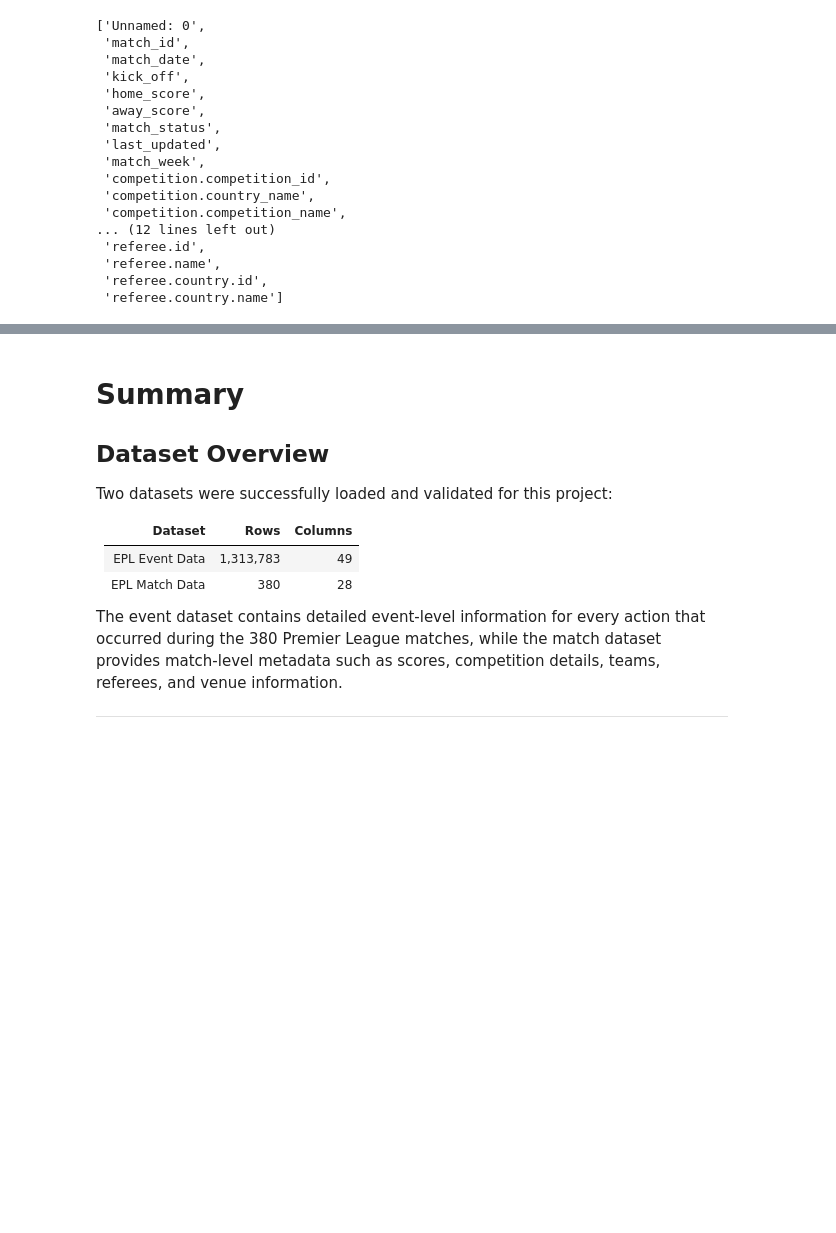
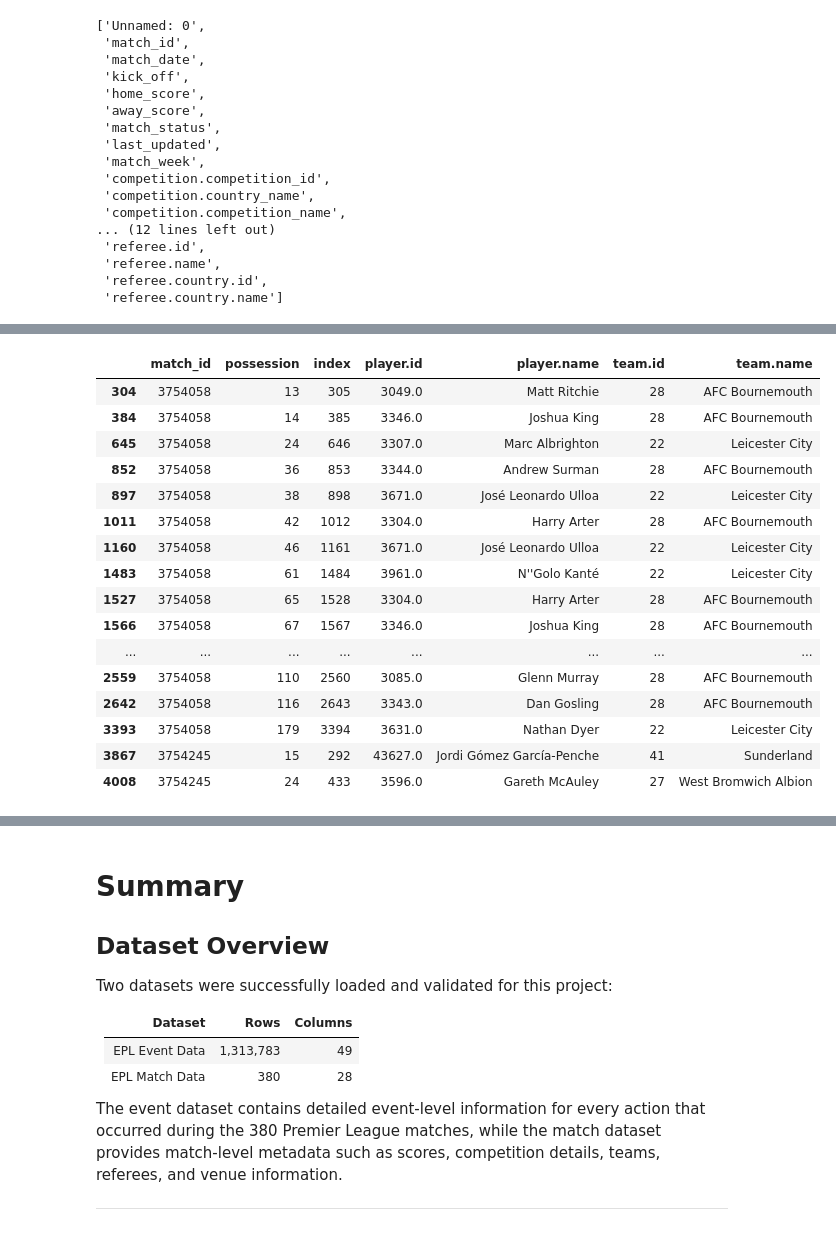
Before and after one commit to nagasantoshchavvakula/epl-foul-win-probability-model, a Jupyter notebook: notebooks/01_data_understanding.ipynb, the cells around one changed output, grey strips where cells are left out. Drawn from its saved outputs; the diff is of its cells as text; code cells hidden in the pictures; blank space fills up the shorter version.

```diff
--- a/notebooks/01_data_understanding.ipynb
+++ b/notebooks/01_data_understanding.ipynb
@@ -375,0 +409,30 @@ matches.columns.tolist()
+# %%
+events[
+    events["type.name"] == "Foul Won"
+][[
+    "match_id",
+    "possession",
+    "index",
+    "player.id",
+    "player.name",
+    "team.id",
+    "team.name"
+]].head(20)
+# %% [output]
+|  | match_id | possession | index | player.id | player.name | team.id | team.name |
+| 304 | 3754058 | 13 | 305 | 3049.0 | Matt Ritchie | 28 | AFC Bournemouth |
+| 384 | 3754058 | 14 | 385 | 3346.0 | Joshua King | 28 | AFC Bournemouth |
+| 645 | 3754058 | 24 | 646 | 3307.0 | Marc Albrighton | 22 | Leicester City |
+| 852 | 3754058 | 36 | 853 | 3344.0 | Andrew Surman | 28 | AFC Bournemouth |
+| 897 | 3754058 | 38 | 898 | 3671.0 | José Leonardo Ulloa | 22 | Leicester City |
+| 1011 | 3754058 | 42 | 1012 | 3304.0 | Harry Arter | 28 | AFC Bournemouth |
+| 1160 | 3754058 | 46 | 1161 | 3671.0 | José Leonardo Ulloa | 22 | Leicester City |
+| 1483 | 3754058 | 61 | 1484 | 3961.0 | N''Golo Kanté | 22 | Leicester City |
+| 1527 | 3754058 | 65 | 1528 | 3304.0 | Harry Arter | 28 | AFC Bournemouth |
+| 1566 | 3754058 | 67 | 1567 | 3346.0 | Joshua King | 28 | AFC Bournemouth |
+| ... | ... | ... | ... | ... | ... | ... | ... |
+| 2559 | 3754058 | 110 | 2560 | 3085.0 | Glenn Murray | 28 | AFC Bournemouth |
+| 2642 | 3754058 | 116 | 2643 | 3343.0 | Dan Gosling | 28 | AFC Bournemouth |
+| 3393 | 3754058 | 179 | 3394 | 3631.0 | Nathan Dyer | 22 | Leicester City |
+| 3867 | 3754245 | 15 | 292 | 43627.0 | Jordi Gómez García-Penche | 41 | Sunderland |
+| 4008 | 3754245 | 24 | 433 | 3596.0 | Gareth McAuley | 27 | West Bromwich Albion |
```
Also changed, not shown: parts of 5 cells of this notebook, 9 other files.
